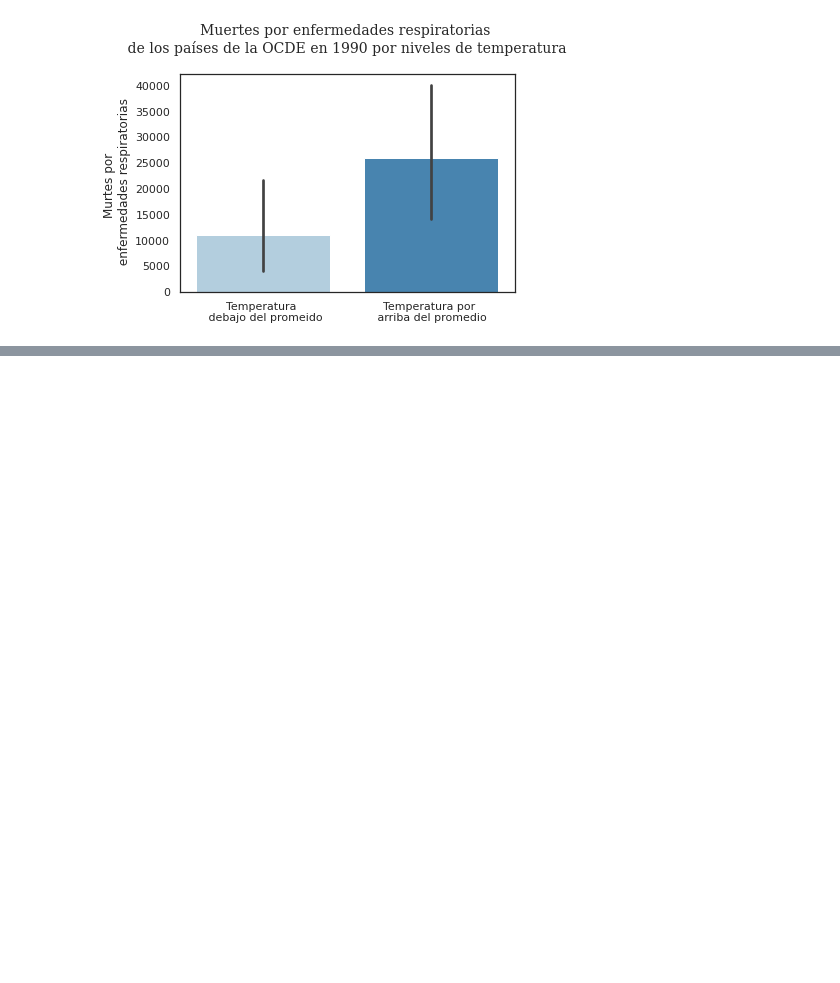
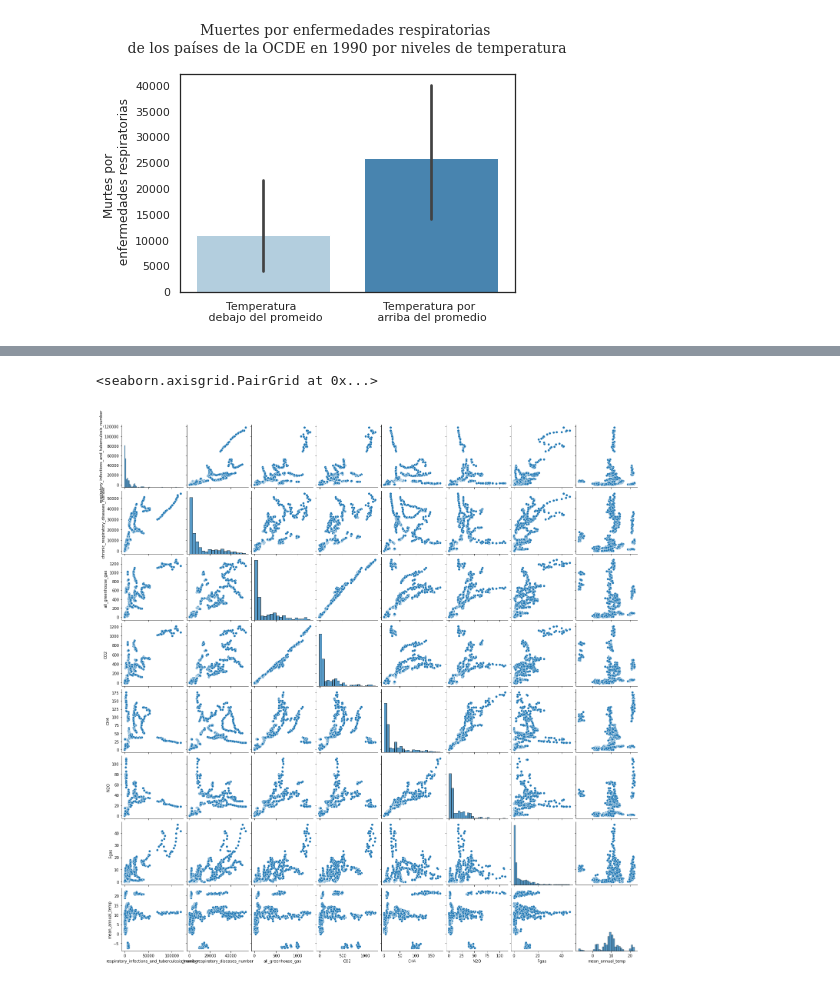
Before and after one commit to LIZZETHGOMEZ/Data-Science-Fase-3-BEDU-Santander, a Jupyter notebook: Notebook.ipynb, the cells around one changed output, grey strips where cells are left out. Drawn from its saved outputs; the diff is of its cells as text; code cells hidden in the pictures; blank space fills up the shorter version.

```diff
--- a/Notebook.ipynb
+++ b/Notebook.ipynb
@@ -645,0 +714,3 @@ plt.title('Muertes por enfermedades respiratorias \n de los países de la OCDE e
+# %%
+df_simp = df.drop(columns=['country','year','respiratory_infections_and_tuberculosis_percent','respiratory_infections_and_tuberculosis_rate','chronic_respiratory_diseases_percent','chronic_respiratory_diseases_rate','total_respiratory_diseases','total_diseases_percent']) #'all_greenhouse_gas'
+df_simp.dtypes
@@ -645,0 +740,6 @@ plt.title('Muertes por enfermedades respiratorias \n de los países de la OCDE e
+# %%
+sns.pairplot(df_simp)
+#plt.rcParams["figure.figsize"] = (20,20)
+# %% [output]
+<seaborn.axisgrid.PairGrid at 0x...>
+[figure, added]
```
Also changed, not shown: parts of 26 cells of this notebook.
